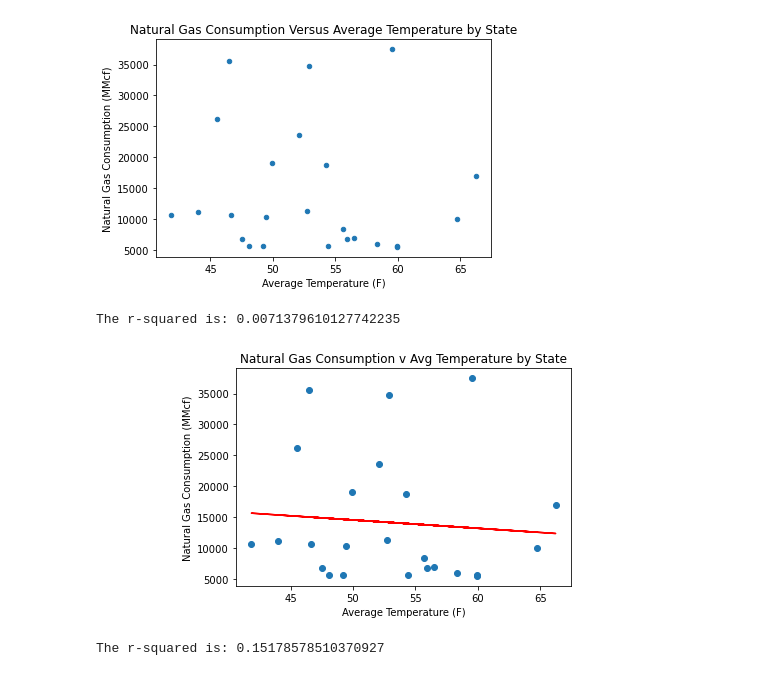
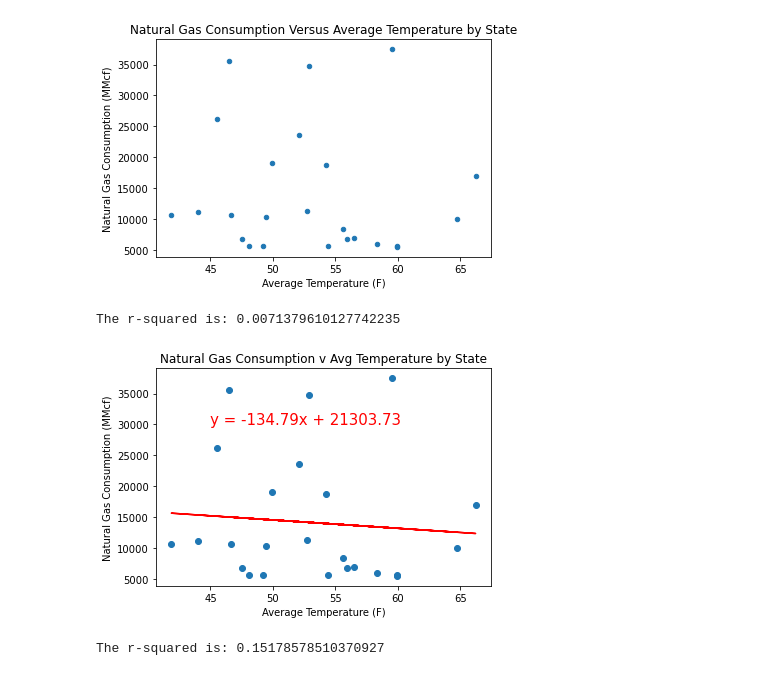
Before and after one commit to kcwf3d/databootcamp_Project_1, a Jupyter notebook: ma_pr1_data_clean2.ipynb, the cells around one changed output. Drawn from its saved outputs; the diff is of its cells as text; code cells hidden in the pictures.

```diff
--- a/ma_pr1_data_clean2.ipynb
+++ b/ma_pr1_data_clean2.ipynb
@@ -403,14 +408,14 @@ def plotLinRegress(x, y, xlabel, ylabel, labelpos, title, image_name):
 # %%
 xlabel = 'Average Temperature (F)'
 ylabel = 'Natural Gas Consumption (MMcf)'
 title = 'Natural Gas Consumption v Avg Temperature by State'
-labelpos = (30, 30000)
+labelpos = (45, 30000)
 image_name = 'gas_usage_v_temp_by_state'
 
 plotLinRegress(state_mean[' Average Temperature'], state_mean['Natural Gas Consumption (MMcf)'], xlabel, ylabel, labelpos, title, image_name)
 # %% [output]
 The r-squared is: 0.0071379610127742235
-[figure, old version]
+[figure, new version]
 # %%
 xlabel = 'Average Temperature (F)'
 ylabel = 'Natural Gas Consumption (MMcf)'
```
Also changed, not shown: parts of 6 cells of this notebook, 4 other files.
